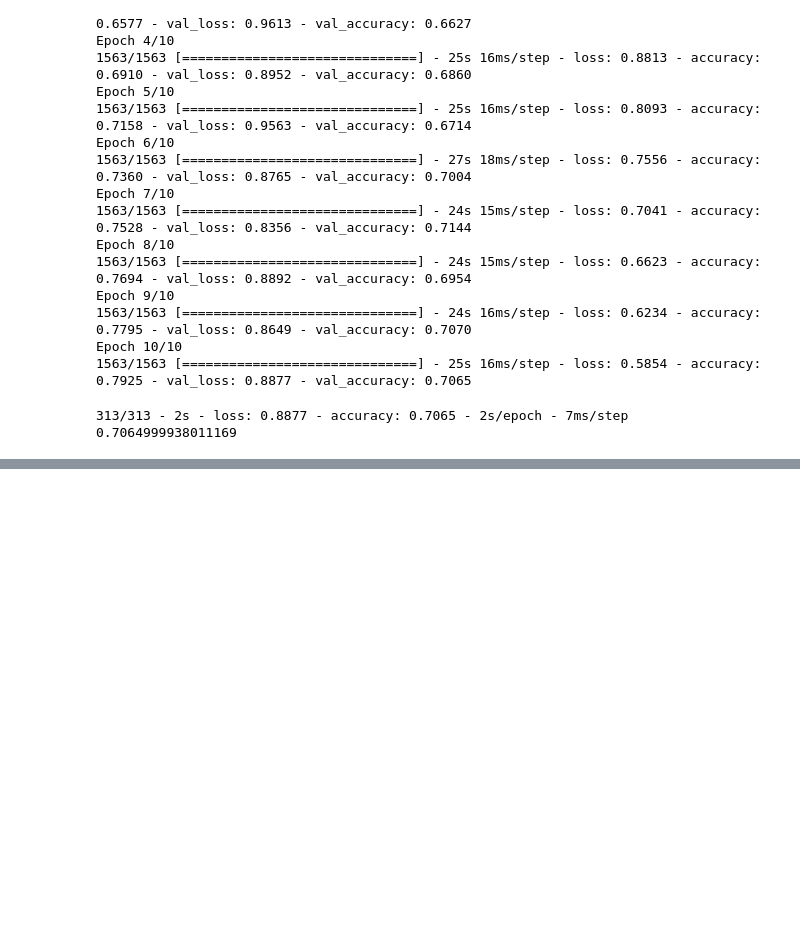
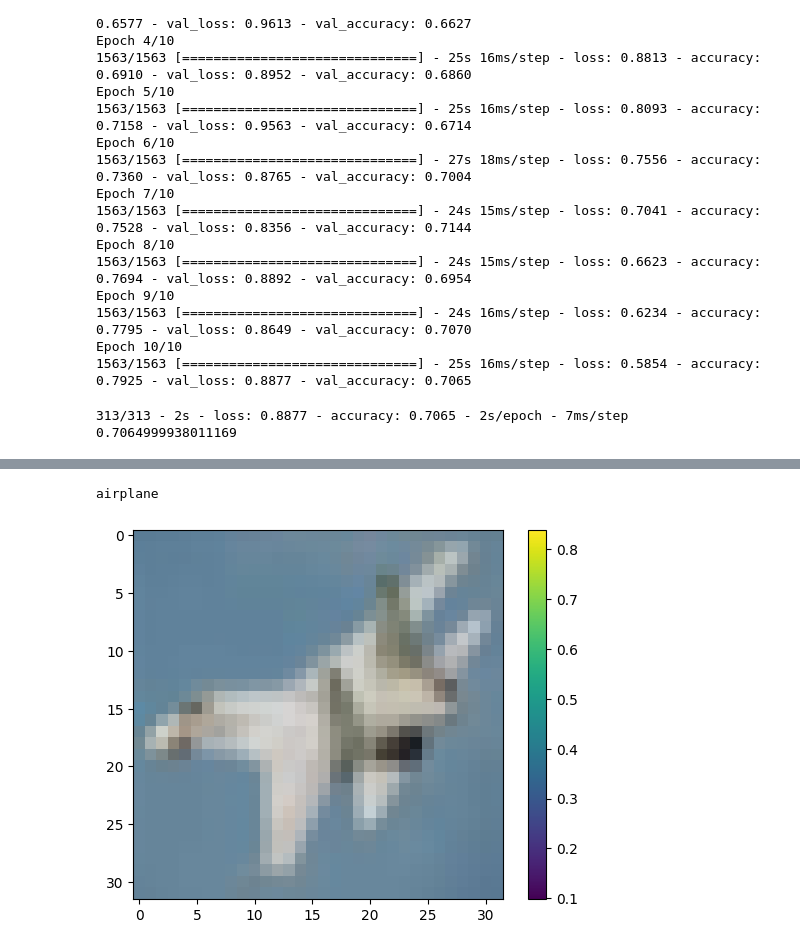
Before and after one commit to SahilS1G/ML_basics, a Jupyter notebook: convolution_NN.ipynb, the cells around one changed output, grey strips where cells are left out. Cells and saved outputs as stored; diff of their text form; code cells hidden in the pictures; blank space fills up the shorter version.

Commit message:
blurred airplane

```diff
--- a/convolution_NN.ipynb
+++ b/convolution_NN.ipynb
@@ -117,3 +117,5 @@ print(test_acc)
 # %% [output]
 313/313 - 2s - loss: 0.8877 - accuracy: 0.7065 - 2s/epoch - 7ms/step
 0.7064999938011169
+# %%
+predictions = model.predict(test_images)
@@ -119,0 +124,10 @@ print(test_acc)
+# %%
+print(class_names[np.argmax(predictions[10])])
+plt.figure()
+plt.imshow(test_images[10])
+plt.colorbar()
+plt.grid(False)
+plt.show()
+# %% [output]
+airplane
+[figure, added]
```
Also changed, not shown: parts of 1 cell of this notebook.
